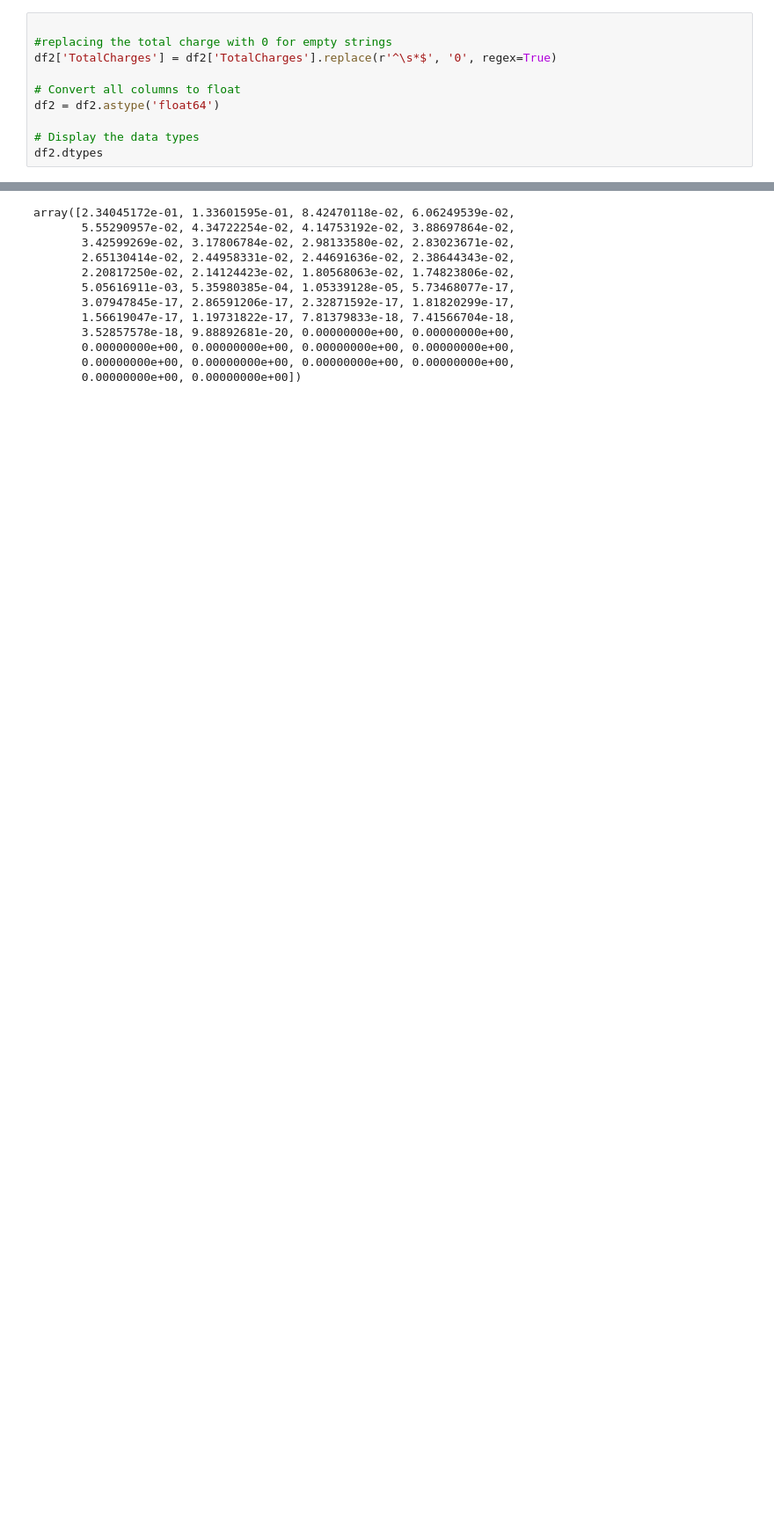
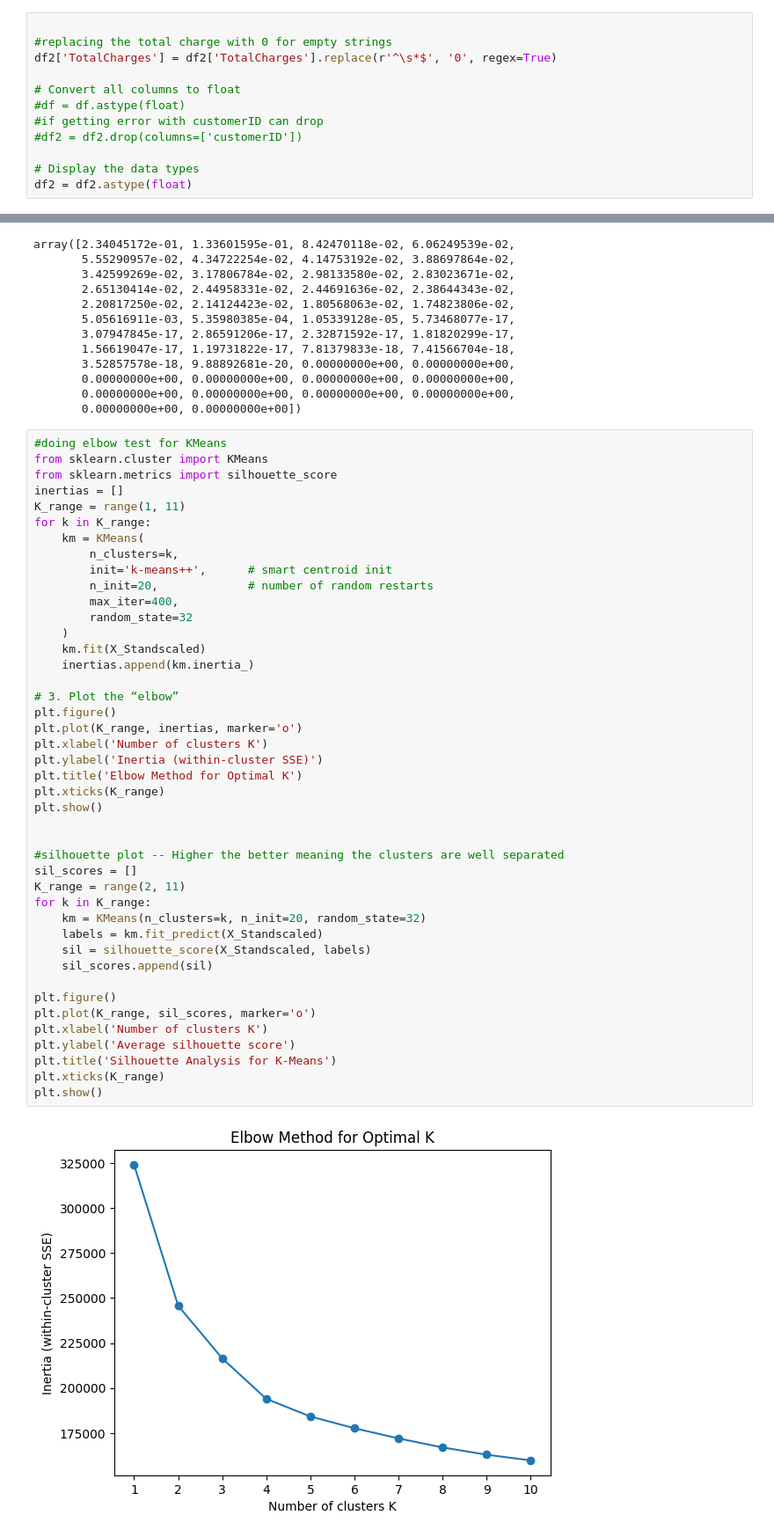
Before and after one commit to zkontor/TelecomsPredict, a Jupyter notebook: Data/Models.ipynb, the cells around one changed output, grey strips where cells are left out. Shown at 88% size. Saved outputs shown, nothing was run; the diff lists cells and outputs as text; blank space fills up the shorter version.

Commit message:
K Means Clustering/ Visualizations

```diff
--- a/Data/DataCleaning.ipynb
+++ b/Data/Models.ipynb
@@ -298,7 +315,9 @@ dtype: float64
 df2['TotalCharges'] = df2['TotalCharges'].replace(r'^\s*$', '0', regex=True)
 
 # Convert all columns to float
-df2 = df2.astype('float64')
+#df = df.astype(float)
+#if getting error with customerID can drop
+#df2 = df2.drop(columns=['customerID'])
 
 # Display the data types
-df2.dtypes
+df2 = df2.astype(float)
@@ -394,3 +395,48 @@ array([2.34045172e-01, 1.33601595e-01, 8.42470118e-02, 6.06249539e-02,
        0.00000000e+00, 0.00000000e+00, 0.00000000e+00, 0.00000000e+00,
        0.00000000e+00, 0.00000000e+00, 0.00000000e+00, 0.00000000e+00,
        0.00000000e+00, 0.00000000e+00])
+# %%
+#doing elbow test for KMeans
+from sklearn.cluster import KMeans
+from sklearn.metrics import silhouette_score
+inertias = []
+K_range = range(1, 11)
+for k in K_range:
+    km = KMeans(
+        n_clusters=k,
+        init='k-means++',      # smart centroid init
+        n_init=20,             # number of random restarts
+        max_iter=400,
+        random_state=32
+    )
+    km.fit(X_Standscaled)
+    inertias.append(km.inertia_)
+
+# 3. Plot the “elbow”
+plt.figure()
+plt.plot(K_range, inertias, marker='o')
+plt.xlabel('Number of clusters K')
+plt.ylabel('Inertia (within-cluster SSE)')
+plt.title('Elbow Method for Optimal K')
+plt.xticks(K_range)
+plt.show()
+
+
+#silhouette plot -- Higher the better meaning the clusters are well separated
+sil_scores = []
+K_range = range(2, 11)
+for k in K_range:
+    km = KMeans(n_clusters=k, n_init=20, random_state=32)
+    labels = km.fit_predict(X_Standscaled)
+    sil = silhouette_score(X_Standscaled, labels)
+    sil_scores.append(sil)
+
+plt.figure()
+plt.plot(K_range, sil_scores, marker='o')
+plt.xlabel('Number of clusters K')
+plt.ylabel('Average silhouette score')
+plt.title('Silhouette Analysis for K-Means')
+plt.xticks(K_range)
+plt.show()
+# %% [output]
+[figure, added]
```
Also changed, not shown: parts of 10 cells of this notebook, 2 other files.
